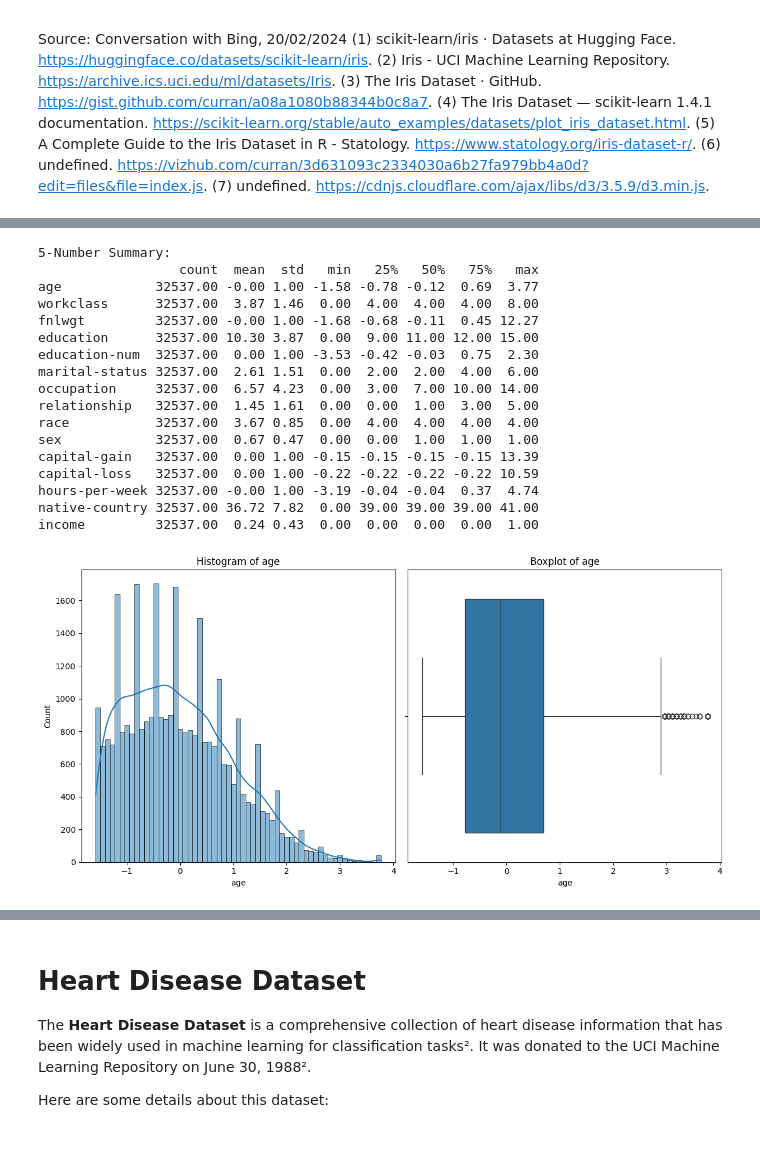
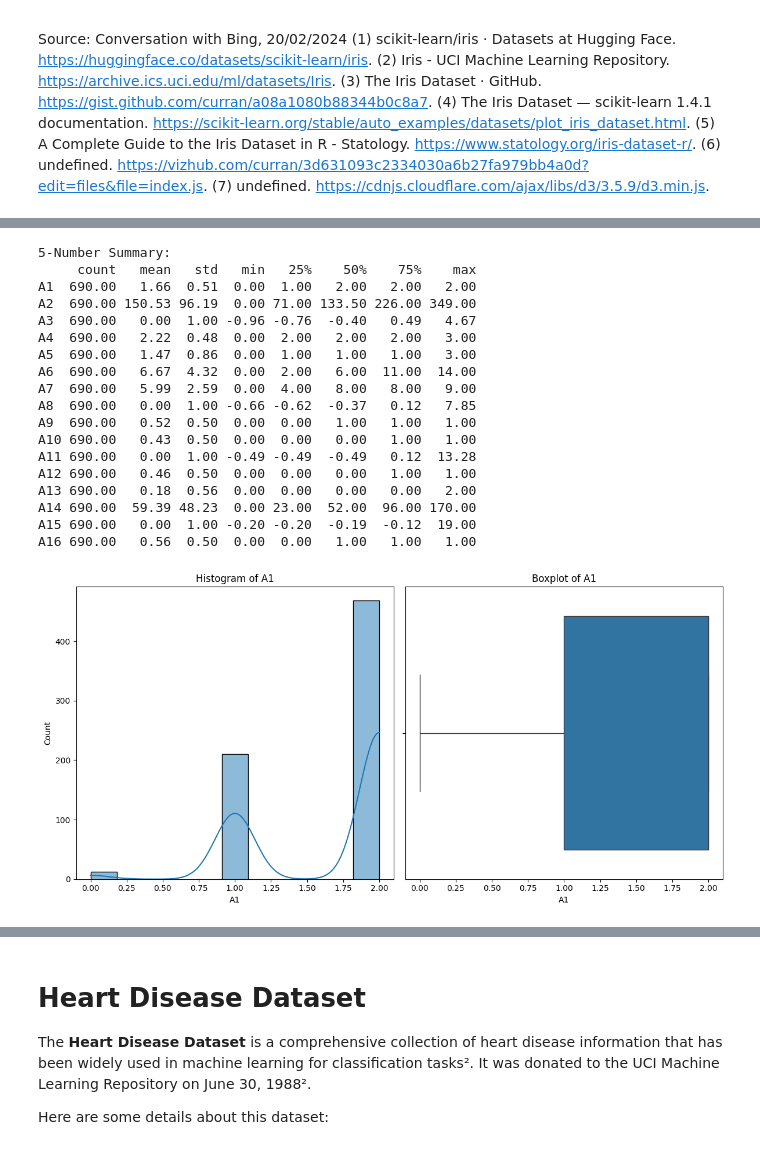
Before and after one commit to Adeelanwar/Machine-Learning-Course, a Jupyter notebook: Assignment1/Adeel(18300).ipynb, the cells around one changed output, grey strips where cells are left out. Saved outputs shown, nothing was run; the diff lists cells and outputs as text; code cells hidden in the pictures.

```diff
--- a/Assignment1/Adeel(18300).ipynb
+++ b/Assignment1/Adeel(18300).ipynb
@@ -68,7 +68,13 @@ def connect_to_data_source(data_source, column_names = None):
     elif data_source.endswith('data'):
         df = pd.read_csv(data_source, header=None, names=column_names)
     elif data_source.endswith('.csv'):
-        df = pd.read_csv(data_source)
+        if column_names == None:
+            df = pd.read_csv(data_source)
+        else:
+            df = pd.read_csv(data_source, header=None, names=column_names)
+    elif data_source.endswith('.xls'):
+        df = pd.read_excel(data_source, header=1)
+
     else:
         raise ValueError("Unsupported data source format.")
 
@@ -98,15 +104,4 @@ def clean_data(df, columns_to_drop=None, threshold=0.5):
     df = df.drop_duplicates()
 
     return df
-# %%
-# Creating a sample DataFrame with missing values
-data = {
-    'A': [1, 2, None, 4, 5],
-    'B': ['foo', None, 'bar', 'baz', None],
-    'C': ['a', 'qux', 'quux', None, 'corge']
-}
-
-df = pd.DataFrame(data)
-
-df = clean_data(df)
 # %%
@@ -314,7 +303,7 @@ def handle_outliers(df, threshold=1.5):
 
     return df_copy
 # %%
-def master(url, column_names = None, problem_type='classification', model = None, params = None):
+def master(url, column_names = None, problem_type='classification', model = None, params = None, transform = None):
     """
     Master function to execute the workflow sequence of functions with defined input parameters.
 
@@ -328,6 +317,10 @@ def master(url, column_names = None, problem_type='classification', model = None
 
     # Data Collection
     data = connect_to_data_source(url, column_names)
+
+    # custom transformation
+    if transform != None:
+        data = transform(data)
 
     # Data Cleaning
     data = clean_data(data)
@@ -516,42 +534,27 @@ Source: Conversation with Bing, 20/02/2024
 # %%
-url = "https://archive.ics.uci.edu/ml/machine-learning-databases/adult/adult.data"
-column_names = [
-    "age",
-    "workclass",
-    "fnlwgt",
-    "education",
-    "education-num",
-    "marital-status",
-    "occupation",
-    "relationship",
-    "race",
-    "sex",
-    "capital-gain",
-    "capital-loss",
-    "hours-per-week",
-    "native-country",
-    "income"
-]
+url = 'https://archive.ics.uci.edu/ml/machine-learning-databases/credit-screening/crx.data'
+column_names = ['A1', 'A2', 'A3', 'A4', 'A5', 'A6', 'A7', 'A8', 'A9', 'A10', 'A11', 'A12', 'A13', 'A14', 'A15', 'A16']
 
 model = KMeans()
 params = {'n_clusters':[2]}
 master(url,column_names=column_names, problem_type='classification',model=model, params=params)
 # %% [output]
 5-Number Summary:
-                  count  mean  std   min   25%   50%   75%   max
-age            32537.00 -0.00 1.00 -1.58 -0.78 -0.12  0.69  3.77
-workclass      32537.00  3.87 1.46  0.00  4.00  4.00  4.00  8.00
-fnlwgt         32537.00 -0.00 1.00 -1.68 -0.68 -0.11  0.45 12.27
-education      32537.00 10.30 3.87  0.00  9.00 11.00 12.00 15.00
-education-num  32537.00  0.00 1.00 -3.53 -0.42 -0.03  0.75  2.30
-marital-status 32537.00  2.61 1.51  0.00  2.00  2.00  4.00  6.00
-occupation     32537.00  6.57 4.23  0.00  3.00  7.00 10.00 14.00
-relationship   32537.00  1.45 1.61  0.00  0.00  1.00  3.00  5.00
-race           32537.00  3.67 0.85  0.00  4.00  4.00  4.00  4.00
-sex            32537.00  0.67 0.47  0.00  0.00  1.00  1.00  1.00
-capital-gain   32537.00  0.00 1.00 -0.15 -0.15 -0.15 -0.15 13.39
-capital-loss   32537.00  0.00 1.00 -0.22 -0.22 -0.22 -0.22 10.59
-hours-per-week 32537.00 -0.00 1.00 -3.19 -0.04 -0.04  0.37  4.74
-native-country 32537.00 36.72 7.82  0.00 39.00 39.00 39.00 41.00
-income         32537.00  0.24 0.43  0.00  0.00  0.00  0.00  1.00
+     count   mean   std   min   25%    50%    75%    max
+A1  690.00   1.66  0.51  0.00  1.00   2.00   2.00   2.00
+A2  690.00 150.53 96.19  0.00 71.00 133.50 226.00 349.00
+A3  690.00   0.00  1.00 -0.96 -0.76  -0.40   0.49   4.67
+A4  690.00   2.22  0.48  0.00  2.00   2.00   2.00   3.00
+A5  690.00   1.47  0.86  0.00  1.00   1.00   1.00   3.00
+A6  690.00   6.67  4.32  0.00  2.00   6.00  11.00  14.00
+A7  690.00   5.99  2.59  0.00  4.00   8.00   8.00   9.00
+A8  690.00   0.00  1.00 -0.66 -0.62  -0.37   0.12   7.85
+A9  690.00   0.52  0.50  0.00  0.00   1.00   1.00   1.00
+A10 690.00   0.43  0.50  0.00  0.00   0.00   1.00   1.00
+A11 690.00   0.00  1.00 -0.49 -0.49  -0.49   0.12  13.28
+A12 690.00   0.46  0.50  0.00  0.00   0.00   1.00   1.00
+A13 690.00   0.18  0.56  0.00  0.00   0.00   0.00   2.00
+A14 690.00  59.39 48.23  0.00 23.00  52.00  96.00 170.00
+A15 690.00   0.00  1.00 -0.20 -0.20  -0.19  -0.12  19.00
+A16 690.00   0.56  0.50  0.00  0.00   1.00   1.00   1.00
-[figure, old version]
+[figure, new version]
```
Also changed, not shown: parts of 16 cells of this notebook, 1 other file.
